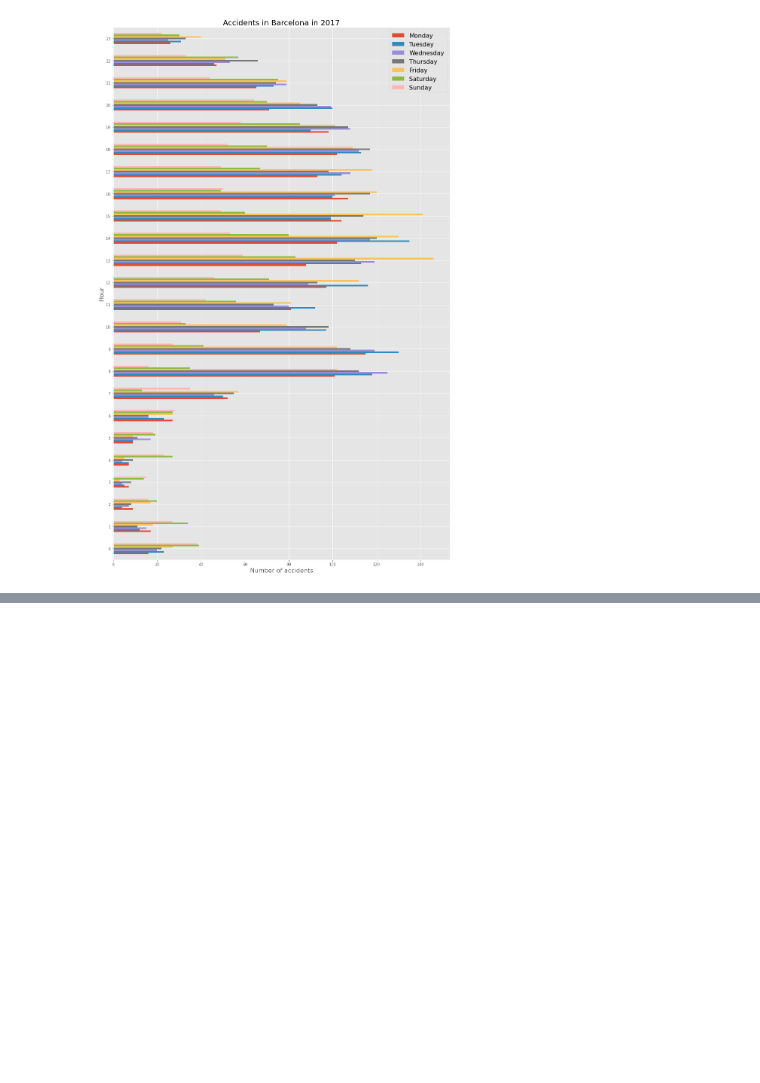
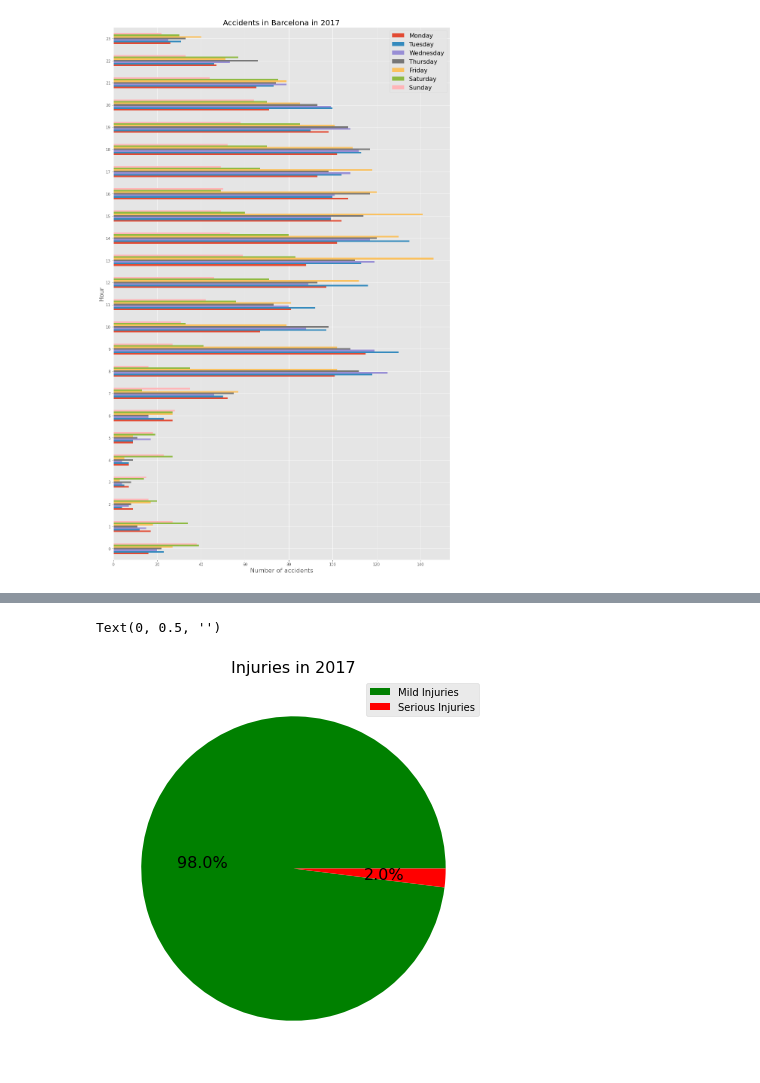
Before and after one commit to masinde70/MachineLearning_Applications_Deep_Neural_Networks, a Jupyter notebook: Barcelona_data.ipynb, the cells around one changed output, grey strips where cells are left out. Drawn from its saved outputs; the diff is of its cells as text; code cells hidden in the pictures; blank space fills up the shorter version.

```diff
--- a/Barcelona_data.ipynb
+++ b/Barcelona_data.ipynb
@@ -395,0 +449,14 @@ plt.ylabel('Hour',fontsize=16);
+# %%
+# Serie with number of mild injuries and serious injuries
+injuries = df[['mild_injuries','serious_injuries']].sum()
+
+# Pie plot with the percentage of victims with mild and serious injuries
+injuries.plot(kind='pie',figsize=(7,7), colors=['green','red'], labels=None, autopct='%1.1f%%', fontsize=16)
+
+# Legend and title
+plt.legend(labels=['Mild Injuries', 'Serious Injuries'])
+plt.title('Injuries in 2017', fontsize=16)
+plt.ylabel('')
+# %% [output]
+Text(0, 0.5, '')
+[figure, added]
```
Also changed, not shown: parts of 8 cells of this notebook.
